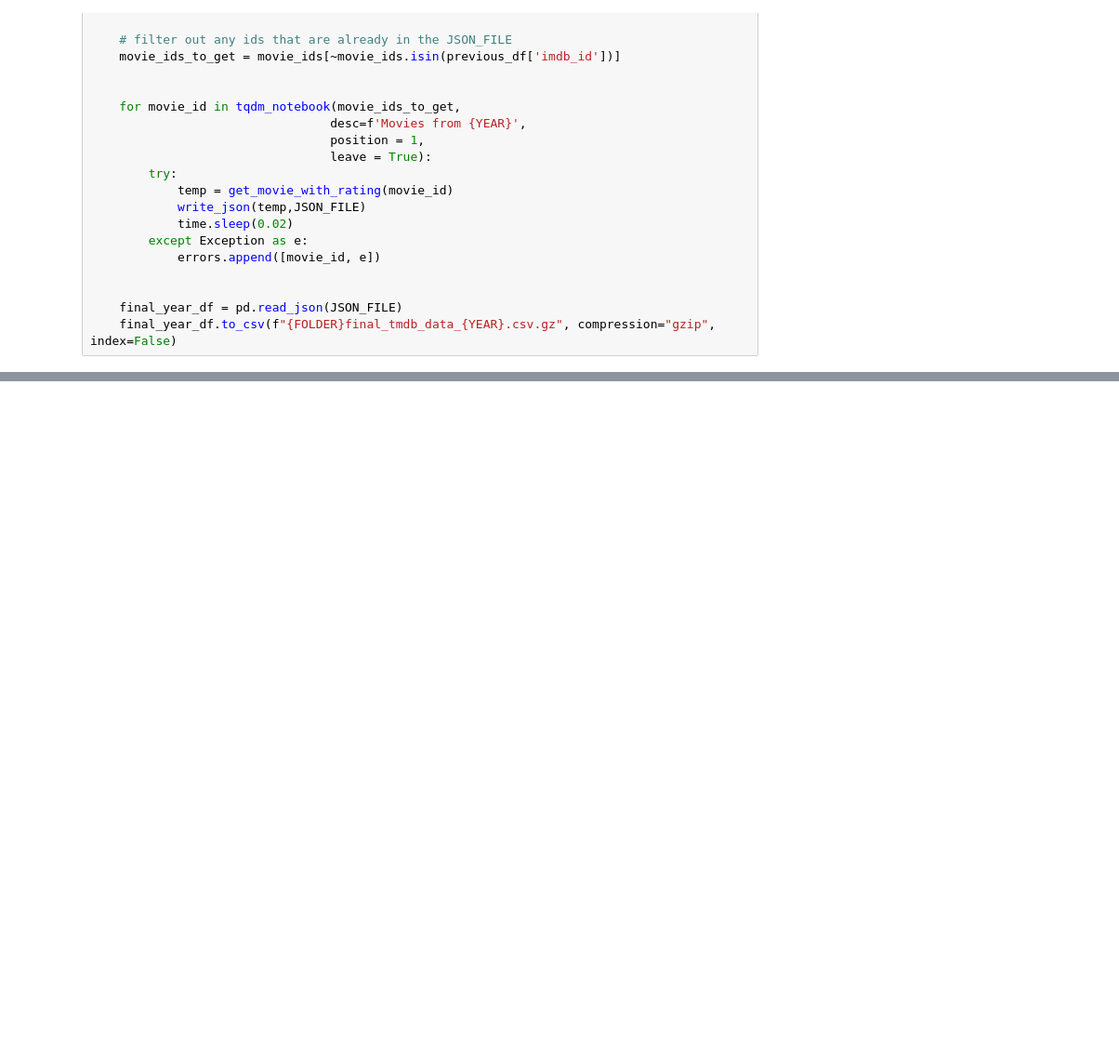
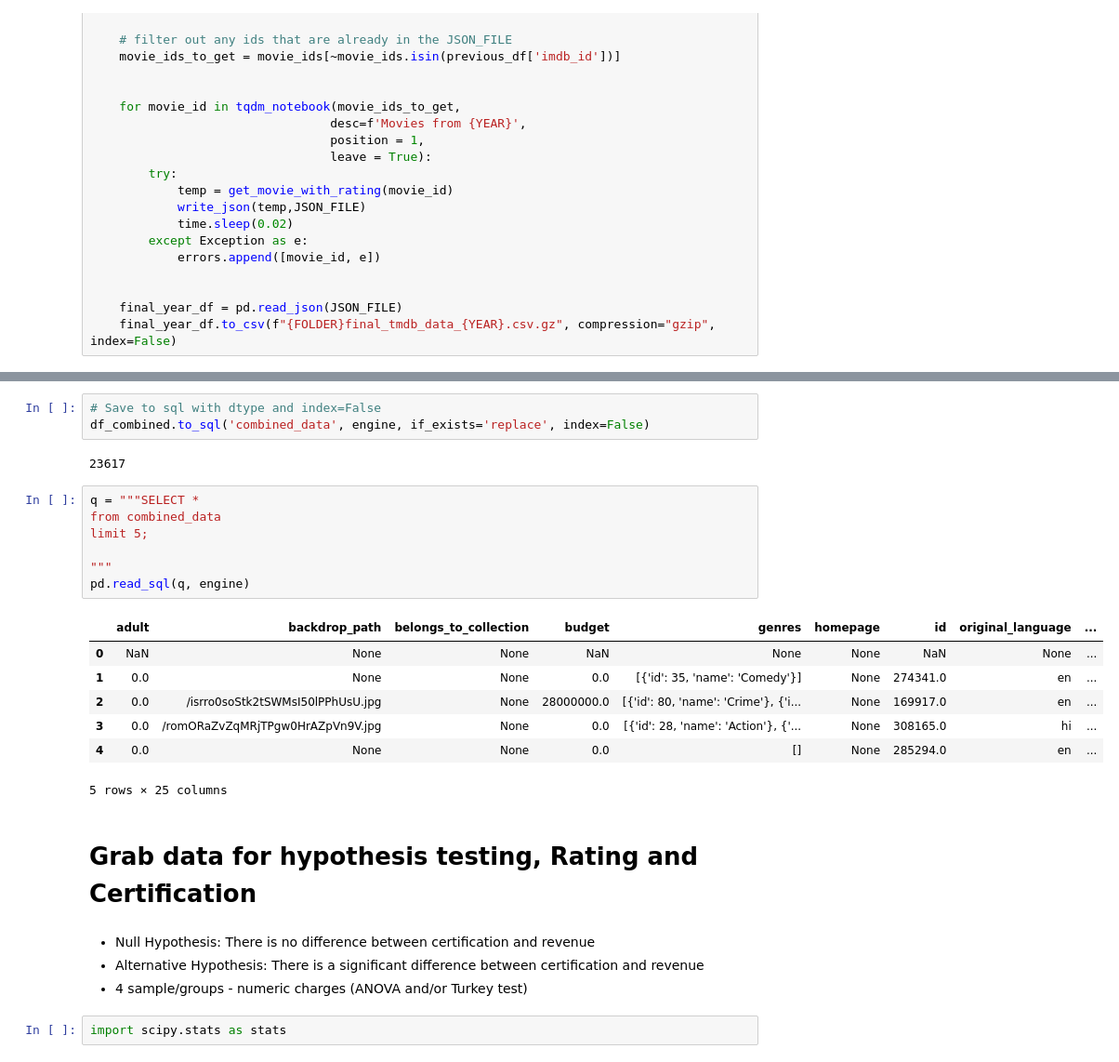
Before and after one commit to mkwak92/Project-3-IMDB, a Jupyter notebook: Project 3 Part 4.ipynb, the cells around one changed output, grey strips where cells are left out. Shown: that part at 93% size. Cells and saved outputs as stored; diff of their text form; blank space fills up the shorter version.

```diff
--- a/Project 3 Part 4.ipynb
+++ b/Project 3 Part 4.ipynb
@@ -162,0 +231,28 @@ for YEAR in tqdm_notebook(YEARS_TO_GET, desc= 'YEARS', position = 0):
+# %%
+# Save to sql with dtype and index=False
+df_combined.to_sql('combined_data', engine, if_exists='replace', index=False)
+# %% [output]
+23617
+# %%
+q = """SELECT *
+from combined_data
+limit 5;
+
+"""
+pd.read_sql(q, engine)
+# %% [output]
+|  | adult | backdrop_path | belongs_to_collection | budget | genres | homepage | id | original_language | ... |
+| 0 | NaN | None | None | NaN | None | None | NaN | None | ... |
+| 1 | 0.0 | None | None | 0.0 | [{'id': 35, 'name': 'Comedy'}] | None | 274341.0 | en | ... |
+| 2 | 0.0 | /isrro0soStk2tSWMsI50lPPhUsU.jpg | None | 28000000.0 | [{'id': 80, 'name': 'Crime'}, {'i... | None | 169917.0 | en | ... |
+| 3 | 0.0 | /romORaZvZqMRjTPgw0HrAZpVn9V.jpg | None | 0.0 | [{'id': 28, 'name': 'Action'}, {'... | None | 308165.0 | hi | ... |
+| 4 | 0.0 | None | None | 0.0 | [] | None | 285294.0 | en | ... |
+5 rows × 25 columns
+# %% [markdown]
+# Grab data for hypothesis testing, Rating and Certification
+# %% [markdown]
+- Null Hypothesis: There is no difference between certification and revenue
+- Alternative Hypothesis: There is a significant difference between certification and revenue
+- 4 sample/groups - numeric charges (ANOVA and/or Turkey test)
+# %%
+import scipy.stats as stats
```
Also changed, not shown: parts of 36 cells of this notebook, 2 other files.
